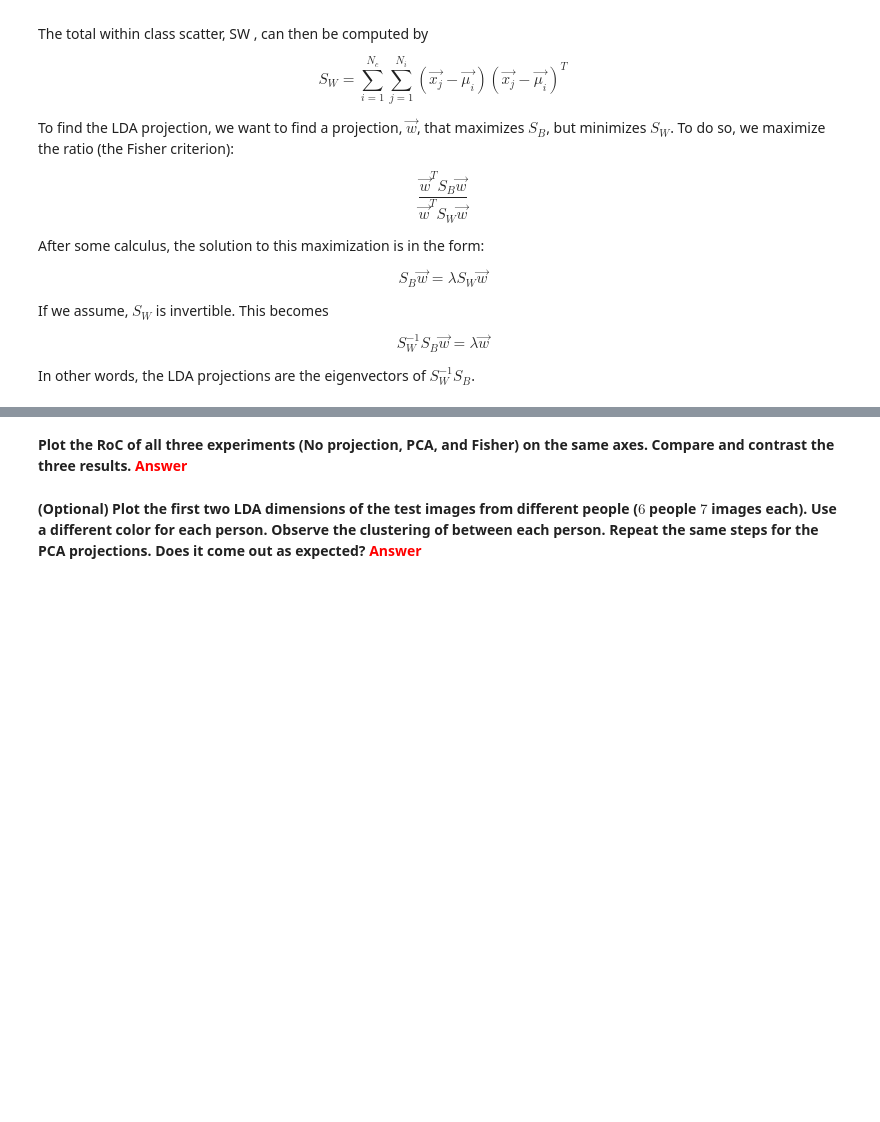
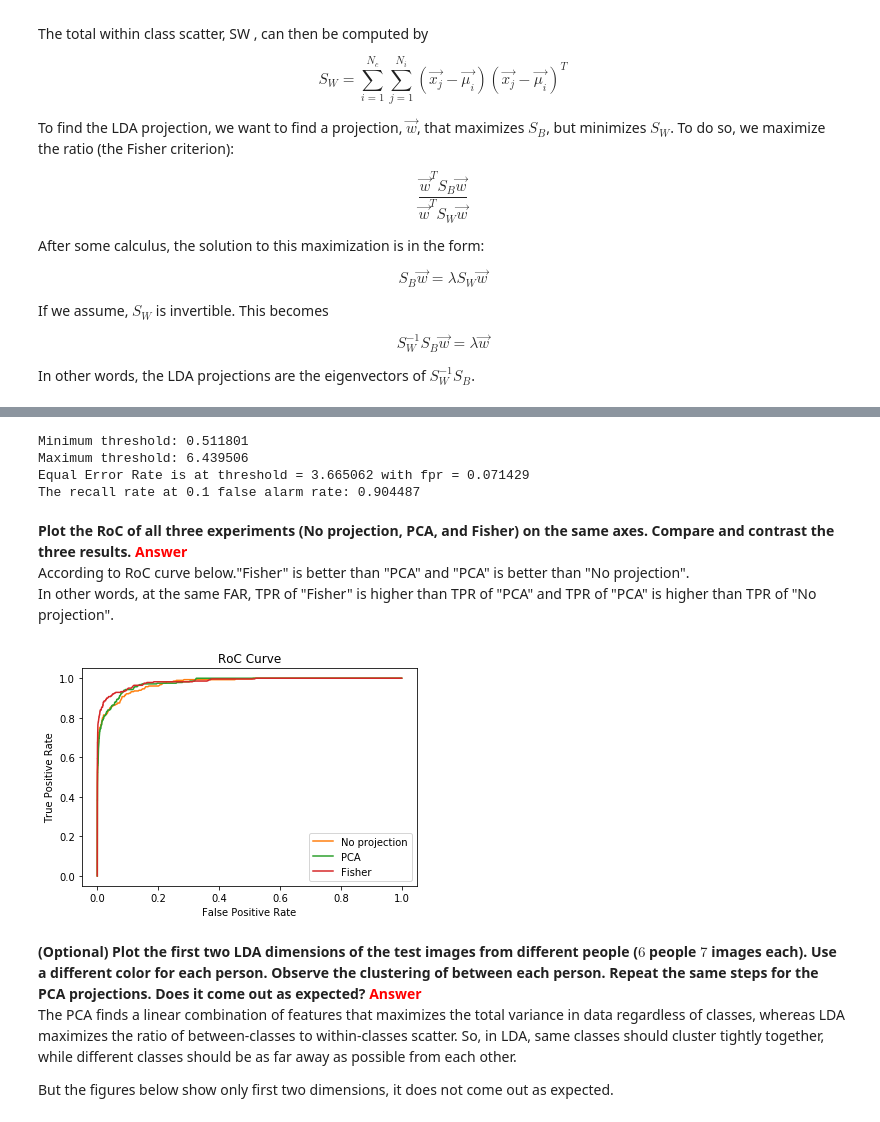
Before and after one commit to pirsquareff/fisherface, a Jupyter notebook: notebook/Face Verification.ipynb, the cells around one changed output, grey strips where cells are left out. Drawn from its saved outputs; the diff is of its cells as text; code cells hidden in the pictures; blank space fills up the shorter version.

```diff
--- a/notebook/Face Verification.ipynb
+++ b/notebook/Face Verification.ipynb
@@ -702,6 +743,34 @@ In other words, the LDA projections are the eigenvectors of $S_{W}^{-1}S_{B}$.
+# %%
+print("Minimum threshold: {0:f}".format(min_threshold_pca_lda))
+print("Maximum threshold: {0:f}".format(max_threshold_pca_lda))
+print("Equal Error Rate is at threshold = {0:f} with fpr = {1:f}".format(eer_threshold_pca_lda, eer_fpr_pca_lda))
+print("The recall rate at 0.1 false alarm rate: {0:f}".format(recall_10_percent_fpr_pca_lda))
+# %% [output]
+Minimum threshold: 0.511801
+Maximum threshold: 6.439506
+Equal Error Rate is at threshold = 3.665062 with fpr = 0.071429
+The recall rate at 0.1 false alarm rate: 0.904487
 # %% [markdown]
 **Plot the RoC of all three experiments (No projection, PCA, and Fisher) on the same axes. Compare and contrast the three results.**
 <font color=red>**Answer**</font><br>
+According to RoC curve below."Fisher" is better than "PCA" and "PCA" is better than "No projection".<br>
+In other words, at the same FAR, TPR of "Fisher" is higher than TPR of "PCA" and TPR of "PCA" is higher than TPR of "No projection".
+# %%
+no_proj_l, = plt.plot(fpr, tpr, "C1", label = "No projection")
+pca_l, = plt.plot(fpr_pca, tpr_pca, "C2", label = "PCA")
+fisher_l, = plt.plot(fpr_pca_lda, tpr_pca_lda, "C3", label = "Fisher")
+plt.legend(handles = [no_proj_l, pca_l, fisher_l])
+plt.xlabel('False Positive Rate')
+plt.ylabel('True Positive Rate')
+plt.title('RoC Curve')
+plt.show()
+# %% [output]
+[figure, added]
 # %% [markdown]
 **(Optional) Plot the first two LDA dimensions of the test images from different people ($6$ people $7$ images each). Use a different color for each person. Observe the clustering of between each person. Repeat the same steps for the PCA projections. Does it come out as expected?**
 <font color=red>**Answer**</font><br>
+The PCA finds a linear combination of features that maximizes the total variance in data regardless of classes, whereas LDA maximizes the ratio of between-classes to within-classes scatter. So, in LDA, same
+classes should cluster tightly together, while different classes should be as far away as possible from each
+other.
+
+But the figures below show only first two dimensions, it does not come out as expected.
```
Also changed, not shown: parts of 26 cells of this notebook.
